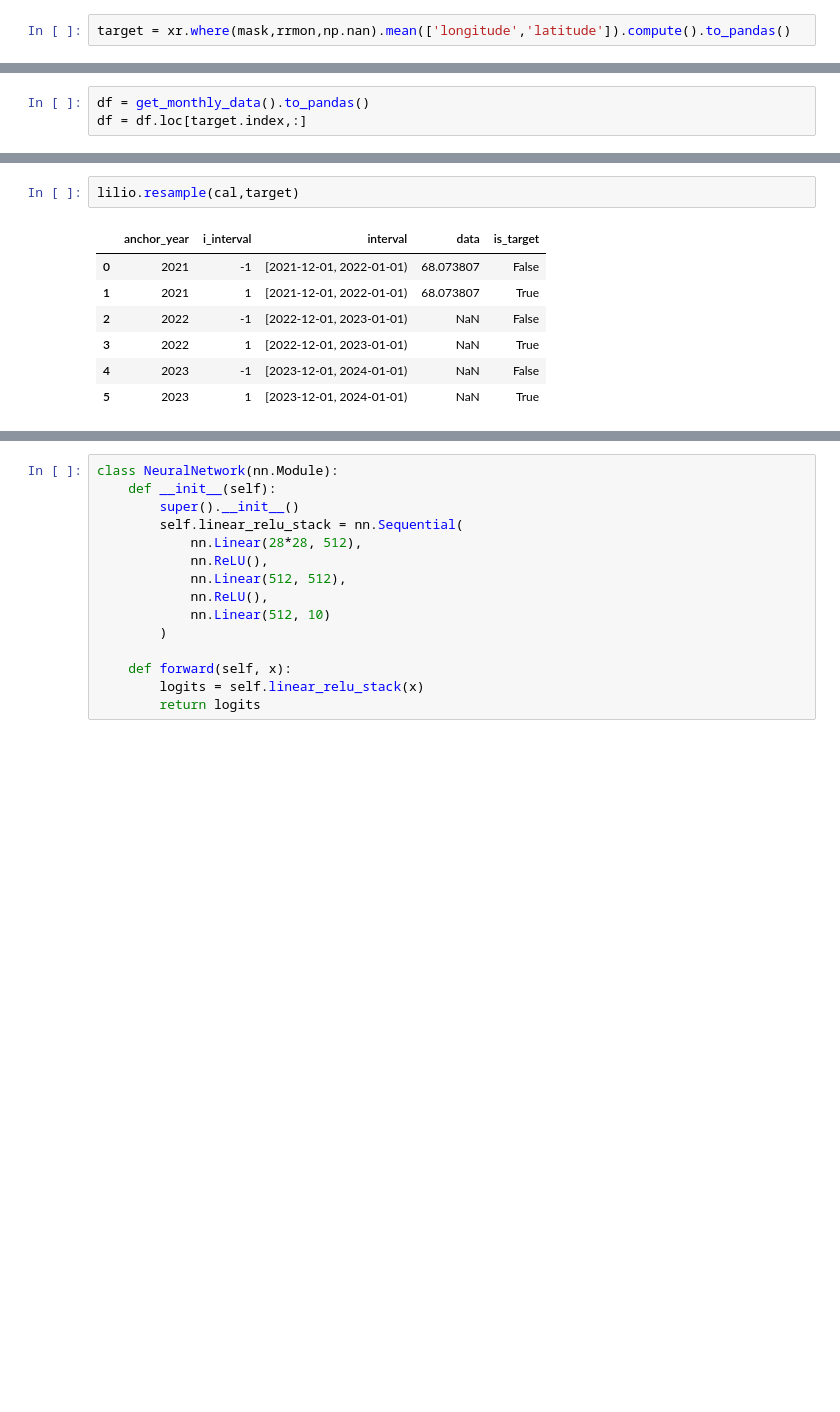
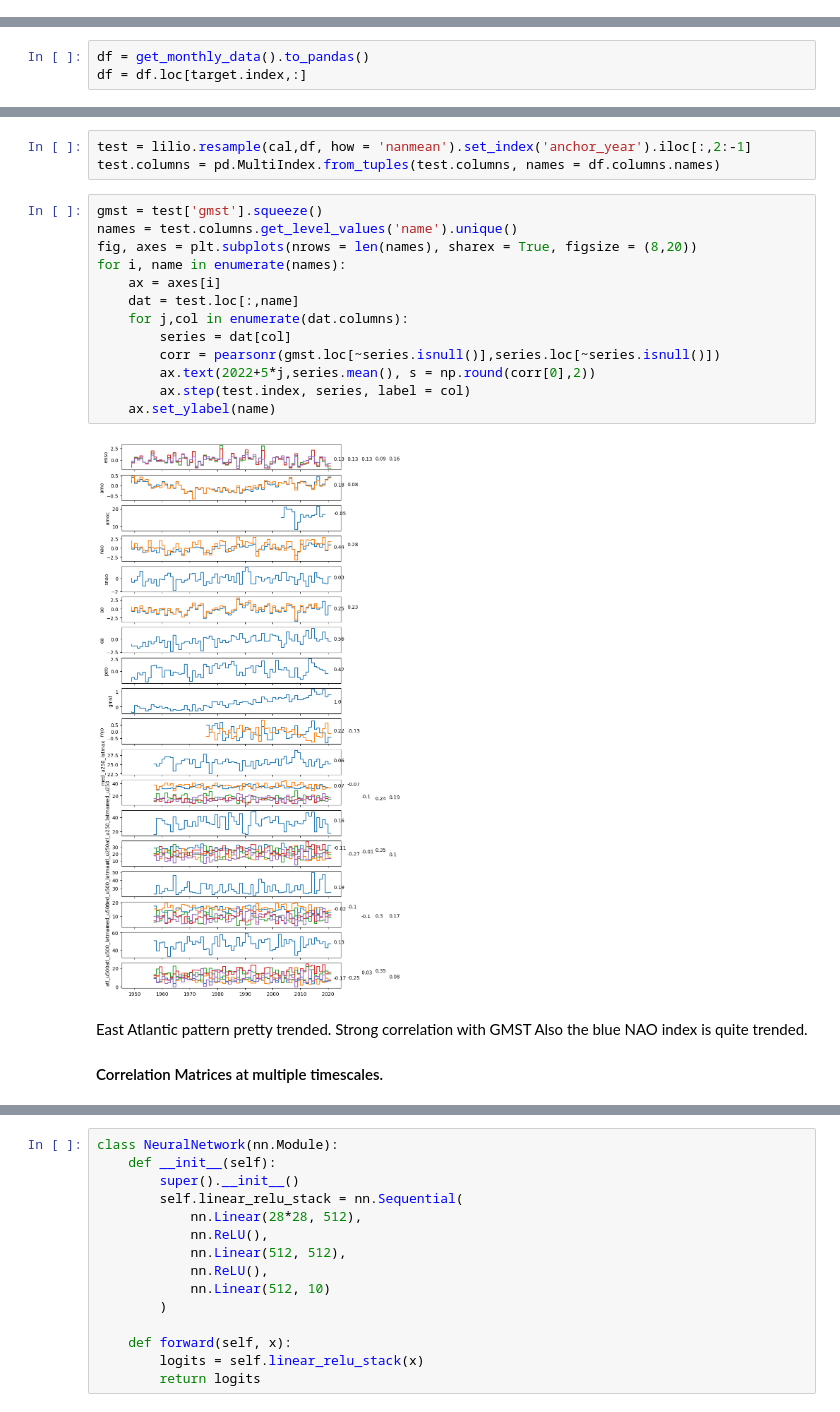
Before and after one commit to chiemvs/Medley, a Jupyter notebook: notebooks/Temporal_exploration.ipynb, the cells around one changed output, grey strips where cells are left out. Cells and saved outputs as stored; diff of their text form; blank space fills up the shorter version.

```diff
--- a/notebooks/Temporal_exploration.ipynb
+++ b/notebooks/Temporal_exploration.ipynb
@@ -41,5 +42,3 @@ count.plot()
 # %% [output]
 <matplotlib.collections.QuadMesh at 0x...>
 [figure]
-# %%
-target = xr.where(mask,rrmon,np.nan).mean(['longitude','latitude']).compute().to_pandas()
@@ -74,10 +107,23 @@ cal.show()
 # %%
-lilio.resample(cal,target)
+test = lilio.resample(cal,df, how = 'nanmean').set_index('anchor_year').iloc[:,2:-1]
+test.columns = pd.MultiIndex.from_tuples(test.columns, names = df.columns.names)
-# %% [output]
-|  | anchor_year | i_interval | interval | data | is_target |
-| 0 | 2021 | -1 | [2021-12-01, 2022-01-01) | 68.073807 | False |
-| 1 | 2021 | 1 | [2021-12-01, 2022-01-01) | 68.073807 | True |
-| 2 | 2022 | -1 | [2022-12-01, 2023-01-01) | NaN | False |
-| 3 | 2022 | 1 | [2022-12-01, 2023-01-01) | NaN | True |
-| 4 | 2023 | -1 | [2023-12-01, 2024-01-01) | NaN | False |
-| 5 | 2023 | 1 | [2023-12-01, 2024-01-01) | NaN | True |
+# %%
+gmst = test['gmst'].squeeze()
+names = test.columns.get_level_values('name').unique()
+fig, axes = plt.subplots(nrows = len(names), sharex = True, figsize = (8,20))
+for i, name in enumerate(names):
+    ax = axes[i]
+    dat = test.loc[:,name]
+    for j,col in enumerate(dat.columns):
+        series = dat[col]
+        corr = pearsonr(gmst.loc[~series.isnull()],series.loc[~series.isnull()])
+        ax.text(2022+5*j,series.mean(), s = np.round(corr[0],2))
+        ax.step(test.index, series, label = col)
+    ax.set_ylabel(name)
+# %% [output]
+[figure, added]
+# %% [markdown]
+East Atlantic pattern pretty trended. Strong correlation with GMST
+Also the blue NAO index is quite trended.
+
+#### Correlation Matrices at multiple timescales.
```
Also changed, not shown: parts of 12 cells of this notebook.
